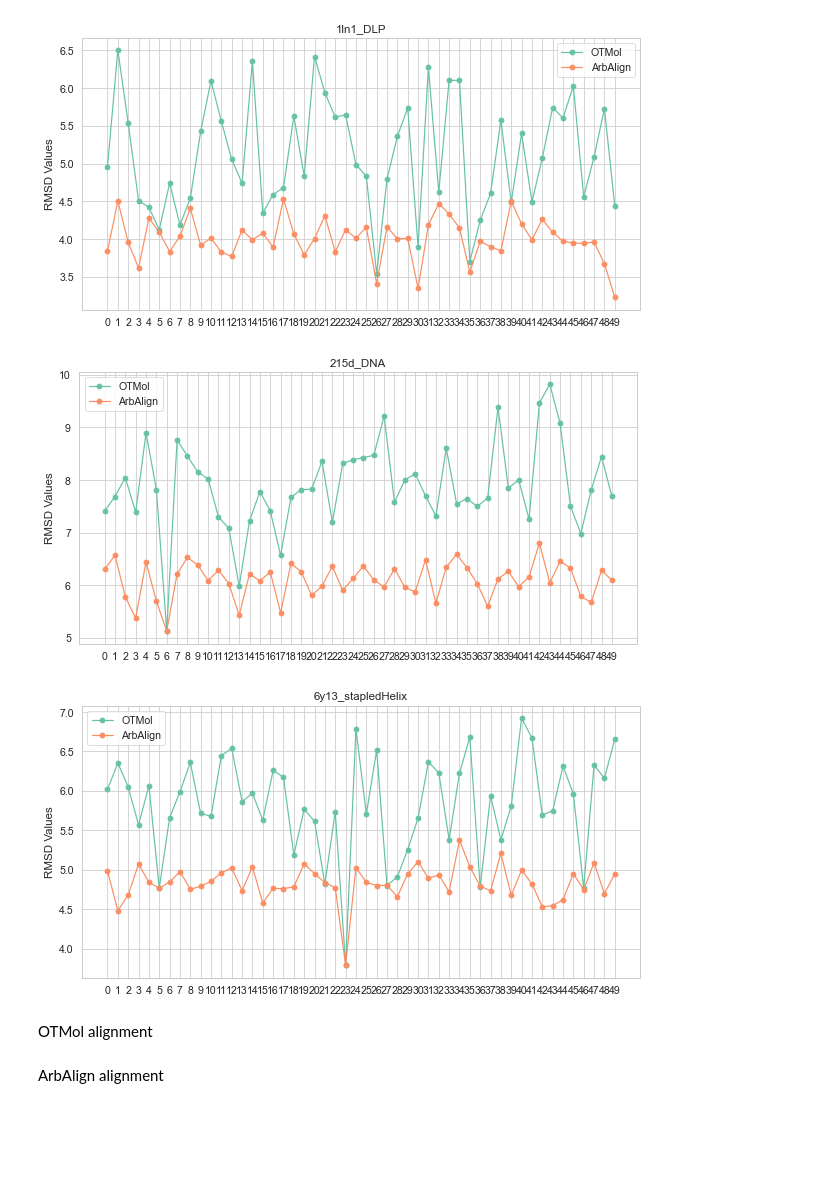
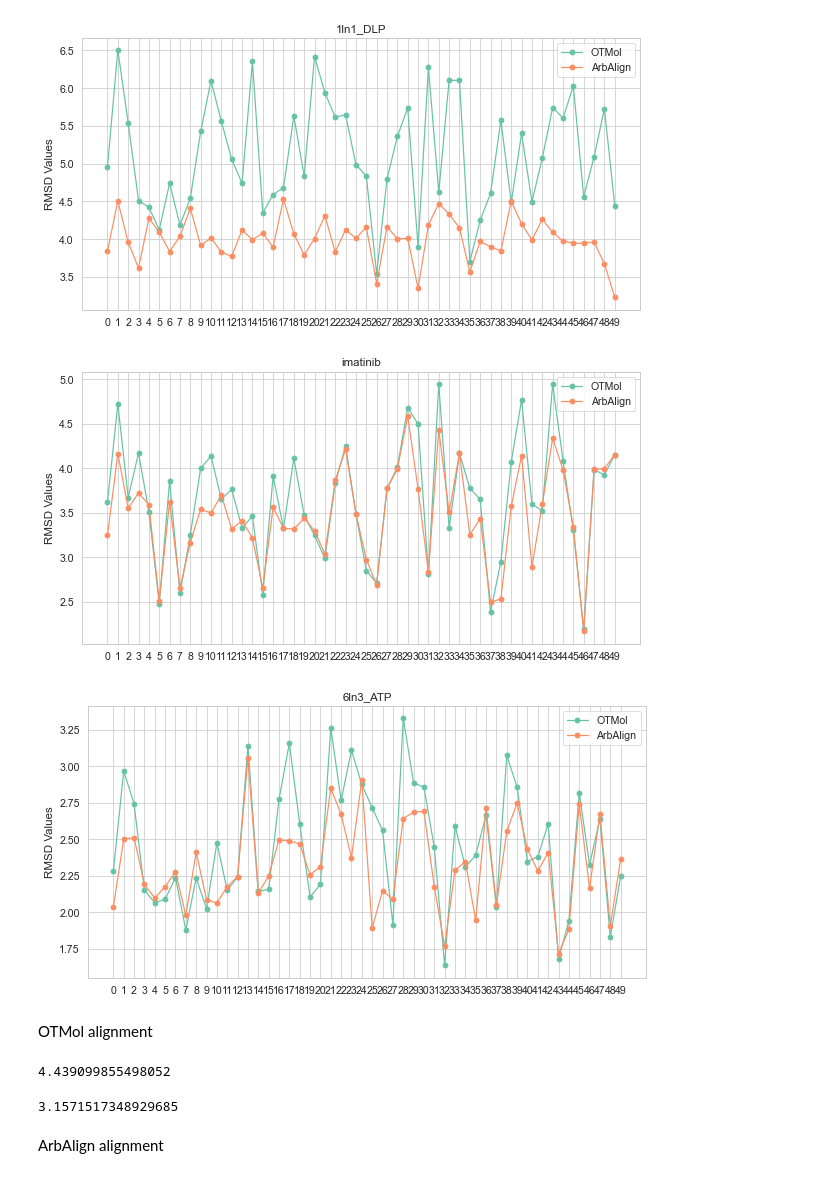
Before and after one commit to weixiaoqimath/otmol, a Jupyter notebook: experiment/otmol_extrabio.ipynb, the cells around one changed output. Saved outputs shown, nothing was run; the diff lists cells and outputs as text; code cells hidden in the pictures; blank space fills up the shorter version.

```diff
--- a/experiment/otmol_extrabio.ipynb
+++ b/experiment/otmol_extrabio.ipynb
@@ -145,8 +145,8 @@ plt.grid(True)
 # %% [output]
 [figure]
 # %%
-arbalign_res = pd.read_csv('./arbalign_output/215d_DNA_result.csv')
-otmol_res = pd.read_csv('./otmol_output/215d_DNA_result.csv')
+arbalign_res = pd.read_csv('./arbalign_output/4csv_imatinib_result.csv')
+otmol_res = pd.read_csv('./otmol_output/4csv_imatinib_result.csv')
 
 combined_df = pd.concat([
     arbalign_res.rename(columns={'RMSD(ArbAlign)': 'ArbAlign'}),
@@ -158,7 +158,7 @@ sns.set_context("paper", font_scale=1.2)
 sns.set_palette("Set2")
 plt.plot(range(0,50), combined_df["OTMol"], marker='o', label="OTMol", clip_on=False, zorder=10)
 plt.plot(range(0,50), combined_df["ArbAlign"], marker='o', label="ArbAlign", clip_on=False, zorder=10)
-plt.title("215d_DNA")
+plt.title("imatinib")
 plt.xlabel("")
 plt.ylabel("RMSD Values")
 #plt.ylim(0, 2)
@@ -168,32 +168,54 @@ plt.legend()
 plt.grid(True)
 #plt.savefig('../images/S1MAW1_element_name.png', dpi=300, bbox_inches='tight')
 # %% [output]
-[figure, old version]
+[figure, new version]
 # %%
-arbalign_res = pd.read_csv('./arbalign_output/6y13_stapledHelix_result.csv')
-otmol_res = pd.read_csv('./otmol_output/6y13_stapledHelix_result.csv')
+arbalign_res = pd.read_csv('./arbalign_output/6ln3_ATP_result.csv')
+otmol_res = pd.read_csv('./otmol_output/6ln3_ATP_result.csv')
 
 combined_df = pd.concat([
     arbalign_res.rename(columns={'RMSD(ArbAlign)': 'ArbAlign'}),
     otmol_res.rename(columns={'RMSD(OTMol)': 'OTMol'}),
     ], axis=1)
 plt.figure(figsize=(10,5))
 sns.set_style("whitegrid")
 sns.set_context("paper", font_scale=1.2)
 sns.set_palette("Set2")
 plt.plot(range(0,50), combined_df["OTMol"], marker='o', label="OTMol", clip_on=False, zorder=10)
 plt.plot(range(0,50), combined_df["ArbAlign"], marker='o', label="ArbAlign", clip_on=False, zorder=10)
-plt.title("6y13_stapledHelix")
+plt.title("6ln3_ATP")
 plt.xlabel("")
 plt.ylabel("RMSD Values")
 #plt.ylim(0, 2)
 plt.xticks(range(0,50))
 #plt.xlim(2,20)
 plt.legend()
 plt.grid(True)
 #plt.savefig('../images/S1MAW1_element_name.png', dpi=300, bbox_inches='tight')
 # %% [output]
-[figure, old version]
+[figure, new version]
 # %% [markdown]
 OTMol alignment
+# %%
+df = pd.read_csv('./otmol_output/1ln1_DLP_result.csv')
+data_path = "../Data/first_8_molecules_RDKIT"
+ligand = '1ln1_DLP'
+i = 49
+nameB = ligand+'_conf'+str(i)+'_otmol.xyz'
+path1 = os.path.join(data_path, 'extra_bio_ligands', ligand+'.pdb')
+path2 = os.path.join(data_path, 'extra_bio_ligands_RDKIT', ligand, ligand+'_conf'+str(i)+'.pdb')
+X_A, T_A, B_A = otm.tl.parse_pdb_file(path1)
+X_B, T_B, B_B = otm.tl.parse_pdb_file(path2)
+assignment = [int(x) for x in df['assignment'][i].strip('[]').split()]
+P = otm.tl.permutation_to_matrix(assignment)
+X_B_aligned, _, _ = otm.tl.kabsch(X_A, X_B, P)
+otm.tl.write_xyz_with_custom_labels(
+    os.path.join('otmol_output', nameB),
+    X_B_aligned[assignment],
+    T_B[assignment],
+    comment="aligned by OTMol")
+print(otm.tl.root_mean_square_deviation(X_A, X_B_aligned[assignment]))
+otm.pl.interactive_alignment_plot(X_A, X_B_aligned, T_A, T_B, B_A, B_B, assignment, '', '')
+# %% [output]
+4.439099855498052
 # %%
@@ -216,10 +238,10 @@ otm.tl.write_xyz_with_custom_labels(
     comment="aligned by OTMol")
 otm.pl.interactive_alignment_plot(X_A, X_B_aligned, T_A, T_B, B_A, B_B, assignment, '', '')
 # %%
-df = pd.read_csv('./otmol_output/215d_DNA_result.csv')
+df = pd.read_csv('./otmol_output/6ln3_ATP_result.csv')
 data_path = "../Data/first_8_molecules_RDKIT"
-ligand = '215d_DNA'
-i = 43
+ligand = '6ln3_ATP'
+i = 17
 nameB = ligand+'_conf'+str(i)+'_otmol.xyz'
 path1 = os.path.join(data_path, 'extra_bio_ligands', ligand+'.pdb')
 path2 = os.path.join(data_path, 'extra_bio_ligands_RDKIT', ligand, ligand+'_conf'+str(i)+'.pdb')
@@ -233,4 +255,7 @@ otm.tl.write_xyz_with_custom_labels(
     X_B_aligned[assignment],
     T_B[assignment],
     comment="aligned by OTMol")
+print(otm.tl.root_mean_square_deviation(X_A, X_B_aligned[assignment]))
 otm.pl.interactive_alignment_plot(X_A, X_B_aligned, T_A, T_B, B_A, B_B, assignment, '', '')
+# %% [output]
+3.1571517348929685
```
Also changed, not shown: parts of 5 cells of this notebook, 4 other files.
